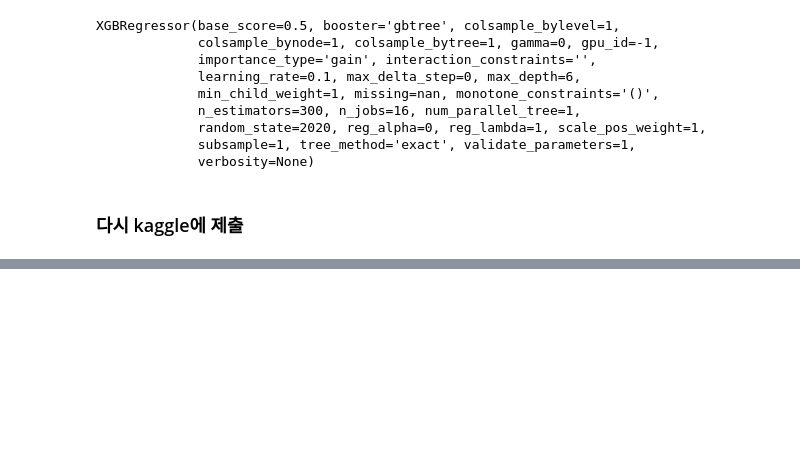
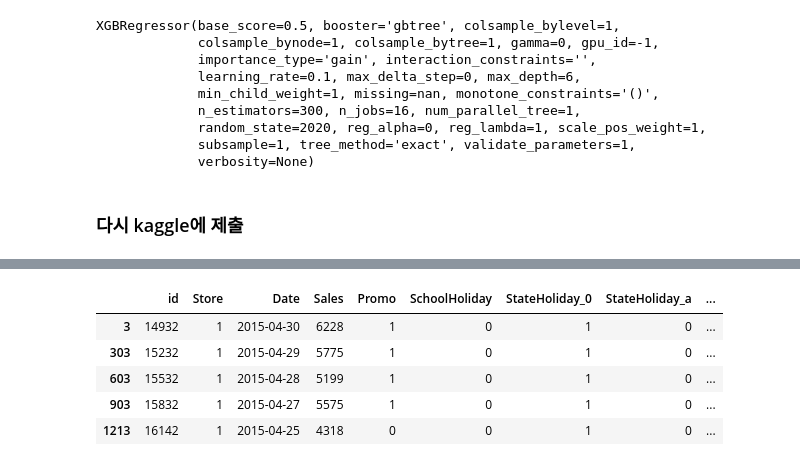
Before and after one commit to Jeong-Bin/DA-PROJECT, a Jupyter notebook: PROJECT_2 ML을 활용한 rossman 데이터 분석 + kaggle 제출.ipynb, the cells around one changed output, grey strips where cells are left out. Drawn from its saved outputs; the diff is of its cells as text; code cells hidden in the pictures; blank space fills up the shorter version.

Commit message:
Add files via upload
store 데이터 추가 활용

```diff
--- a/PROJECT_2 ML을 활용한 rossman 데이터 분석 + kaggle 제출.ipynb
+++ b/PROJECT_2 ML을 활용한 rossman 데이터 분석 + kaggle 제출.ipynb
@@ -257,0 +269,10 @@ test[['id', 'Sales']].to_csv("submission1.csv", index=False)
+# %%
+train.loc[train['Store']==1].head()
+# train 테이블은 현재 날짜별로 정리되어 있기 때문에 Store 컬럼이 같은 1이라도 여러개의 데이터가 나온다.
+# %% [output]
+|  | id | Store | Date | Sales | Promo | SchoolHoliday | StateHoliday_0 | StateHoliday_a | ... |
+| 3 | 14932 | 1 | 2015-04-30 | 6228 | 1 | 0 | 1 | 0 | ... |
+| 303 | 15232 | 1 | 2015-04-29 | 5775 | 1 | 0 | 1 | 0 | ... |
+| 603 | 15532 | 1 | 2015-04-28 | 5199 | 1 | 0 | 1 | 0 | ... |
+| 903 | 15832 | 1 | 2015-04-27 | 5575 | 1 | 0 | 1 | 0 | ... |
+| 1213 | 16142 | 1 | 2015-04-25 | 4318 | 0 | 0 | 1 | 0 | ... |
```
Also changed, not shown: parts of 36 cells of this notebook.
